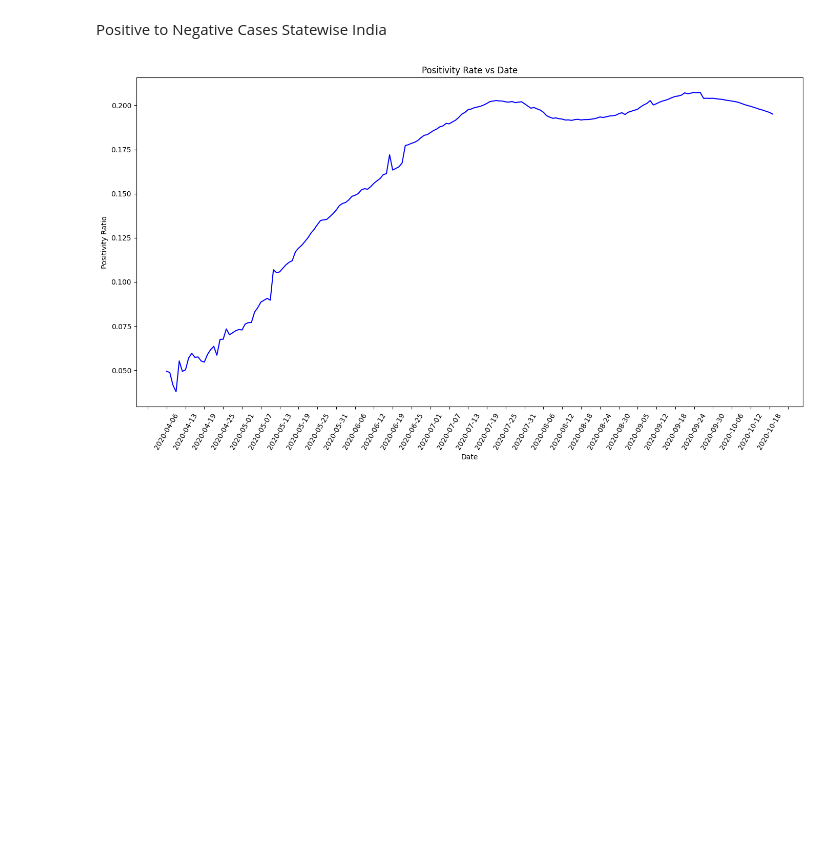
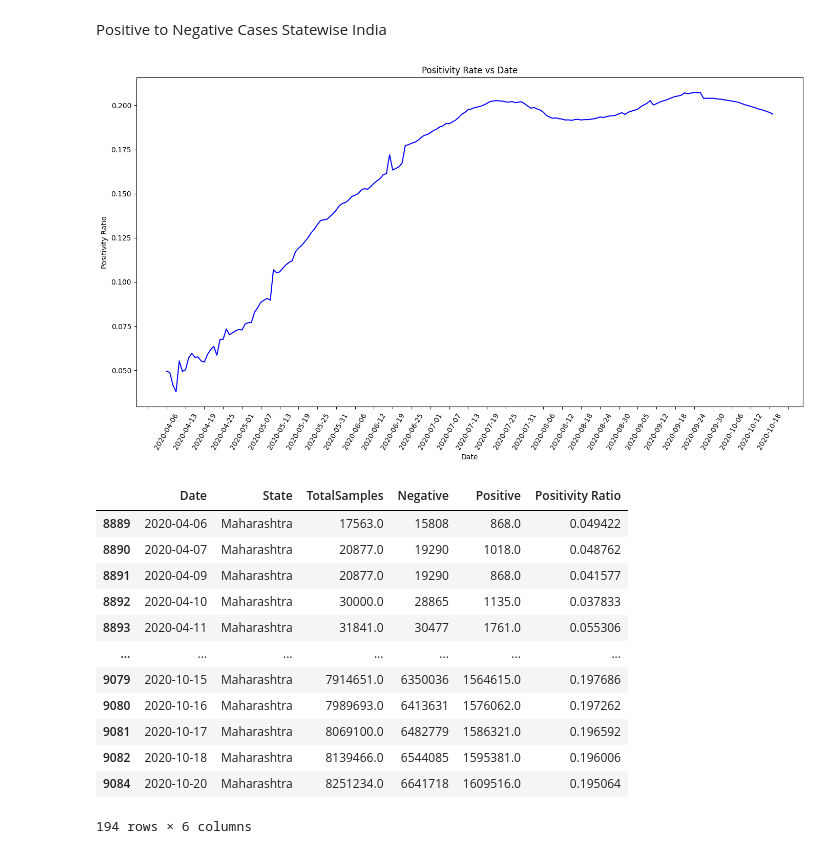
Before and after one commit to ShivsharanSanjawad/COVID-19-Data-Analysis, a Jupyter notebook: Main.ipynb, the cells around one changed output. Saved outputs shown, nothing was run; the diff lists cells and outputs as text; code cells hidden in the pictures; blank space fills up the shorter version.

```diff
--- a/Main.ipynb
+++ b/Main.ipynb
@@ -104,27 +104,47 @@ plt.show()
 # %% [markdown]
 Positive to Negative Cases Statewise India
 # %%
-# Drop null values safely without inplace (to avoid SettingWithCopyWarning)
+# Create a filtered DataFrame for Maharashtra and calculate Positivity Ratio
+df3_maharashtra = df3[df3['State'] == 'Maharashtra'].copy()
+df3_maharashtra['Positivity Ratio'] = df3_maharashtra['Positive'] / df3_maharashtra['TotalSamples']
+
+# Drop null values safely
 df3_maharashtra = df3_maharashtra.dropna()
 
 # Plotting
 plt.figure(figsize=(14, 8))
 
 # Plot the Positivity Ratio over Date
 plt.plot(df3_maharashtra['Date'], df3_maharashtra['Positivity Ratio'], color="blue")
 plt.xlabel('Date')
 plt.ylabel('Positivity Ratio')
 plt.title('Positivity Rate vs Date')
 
 # Rotate x-axis labels
 plt.tick_params(axis='x', rotation=60)
 
 # Set the major locator for x-axis
 plt.gca().xaxis.set_major_locator(plt.MaxNLocator(40))  # Apply to the current x-axis
 
 # Adjust layout to prevent overlap
 plt.tight_layout()
 
 plt.show()
+
+# Display the DataFrame
+df3_maharashtra
 # %% [output]
 [figure]
+|  | Date | State | TotalSamples | Negative | Positive | Positivity Ratio |
+| 8889 | 2020-04-06 | Maharashtra | 17563.0 | 15808 | 868.0 | 0.049422 |
+| 8890 | 2020-04-07 | Maharashtra | 20877.0 | 19290 | 1018.0 | 0.048762 |
+| 8891 | 2020-04-09 | Maharashtra | 20877.0 | 19290 | 868.0 | 0.041577 |
+| 8892 | 2020-04-10 | Maharashtra | 30000.0 | 28865 | 1135.0 | 0.037833 |
+| 8893 | 2020-04-11 | Maharashtra | 31841.0 | 30477 | 1761.0 | 0.055306 |
+| ... | ... | ... | ... | ... | ... | ... |
+| 9079 | 2020-10-15 | Maharashtra | 7914651.0 | 6350036 | 1564615.0 | 0.197686 |
+| 9080 | 2020-10-16 | Maharashtra | 7989693.0 | 6413631 | 1576062.0 | 0.197262 |
+| 9081 | 2020-10-17 | Maharashtra | 8069100.0 | 6482779 | 1586321.0 | 0.196592 |
+| 9082 | 2020-10-18 | Maharashtra | 8139466.0 | 6544085 | 1595381.0 | 0.196006 |
+| 9084 | 2020-10-20 | Maharashtra | 8251234.0 | 6641718 | 1609516.0 | 0.195064 |
+194 rows × 6 columns
```
Also changed, not shown: parts of 1 cell of this notebook.
